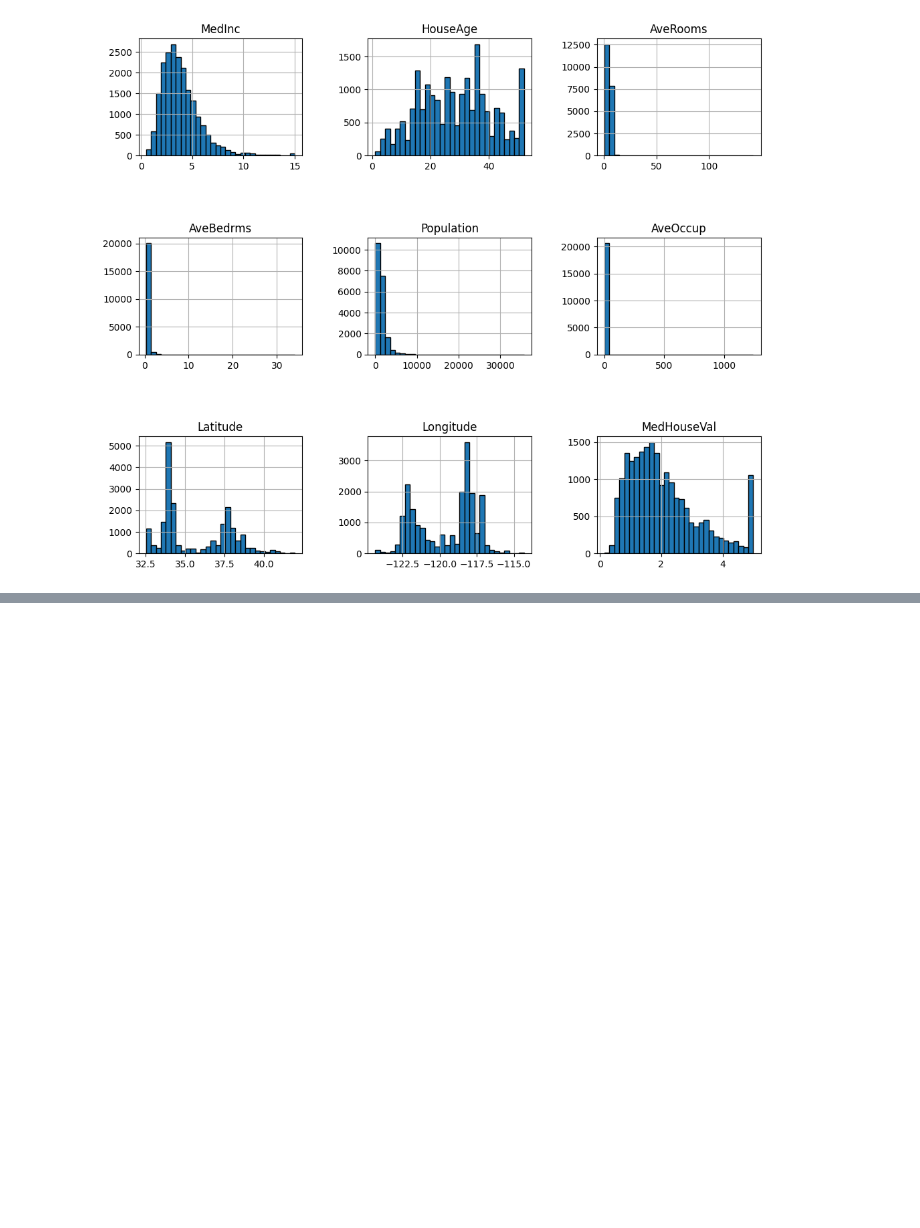
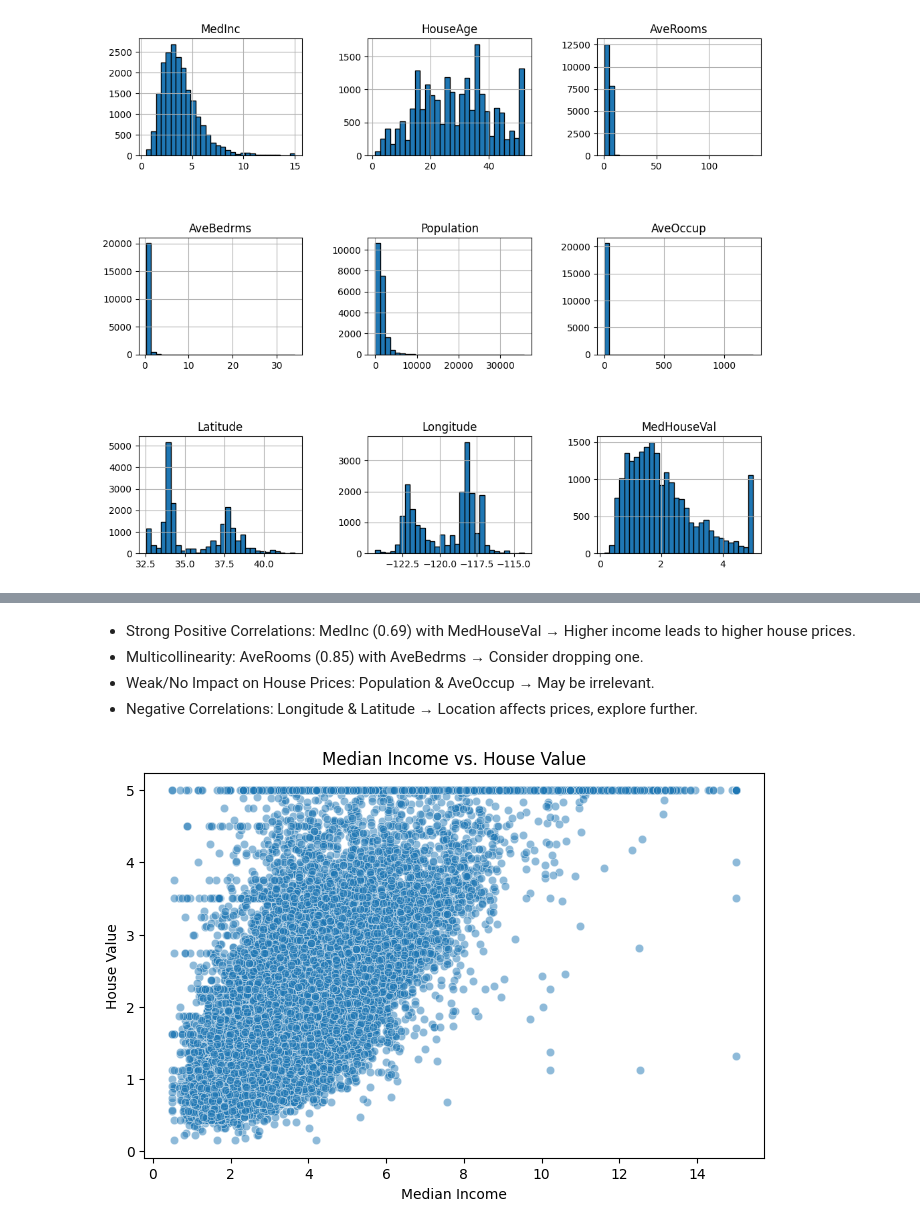
Before and after one commit to DavidBatoDev/house-price-prediction-pytorch, a Jupyter notebook: notebooks/analysis.ipynb, the cells around one changed output, grey strips where cells are left out. Cells and saved outputs as stored; diff of their text form; code cells hidden in the pictures; blank space fills up the shorter version.

```diff
--- a/notebooks/analysis.ipynb
+++ b/notebooks/analysis.ipynb
@@ -70,0 +91,14 @@ plt.subplots_adjust(hspace=0.7, wspace=0.4)
+# %% [markdown]
+- Strong Positive Correlations: MedInc (0.69) with MedHouseVal → Higher income leads to higher house prices.
+- Multicollinearity: AveRooms (0.85) with AveBedrms → Consider dropping one.
+- Weak/No Impact on House Prices: Population & AveOccup → May be irrelevant.
+- Negative Correlations: Longitude & Latitude → Location affects prices, explore further.
+# %%
+plt.figure(figsize=(8, 5))
+sns.scatterplot(x=df["MedInc"], y=df["MedHouseVal"], alpha=0.5)
+plt.title("Median Income vs. House Value")
+plt.xlabel("Median Income")
+plt.ylabel("House Value")
+plt.show()
+# %% [output]
+[figure, added]
```
Also changed, not shown: parts of 7 cells of this notebook, 2 other files.
